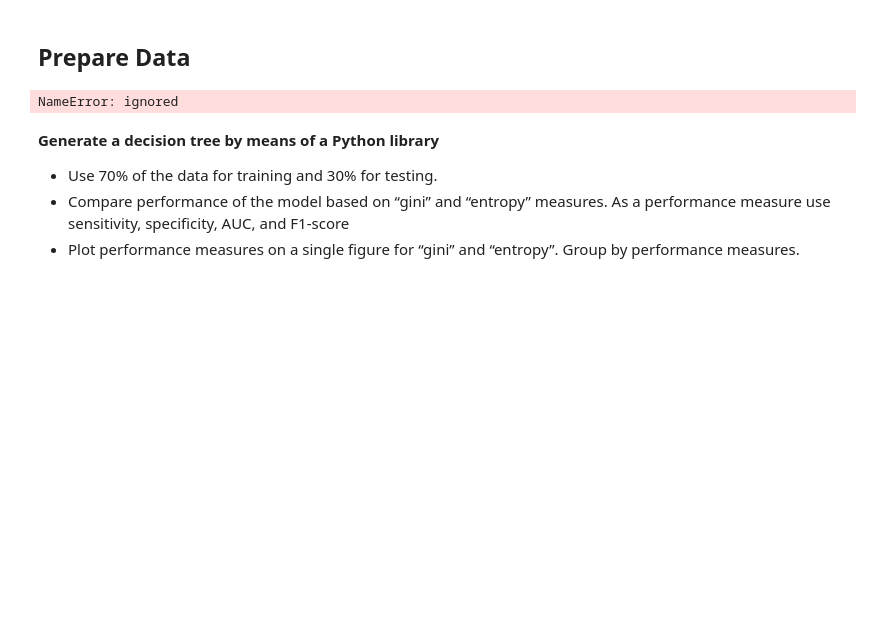
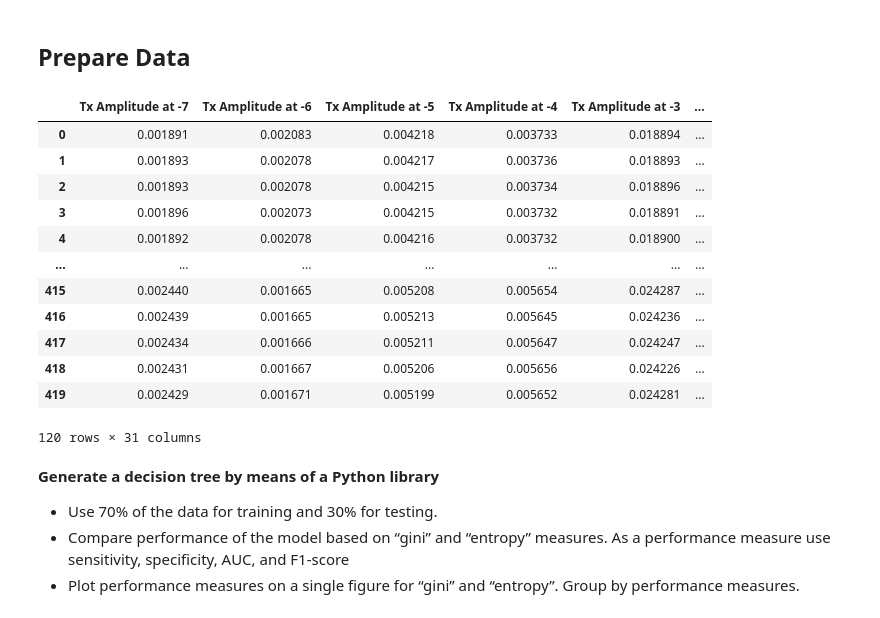
Before and after one commit to bjarreau/ML4MI, a Jupyter notebook: DT.ipynb, the cells around one changed output. Drawn from its saved outputs; the diff is of its cells as text; code cells hidden in the pictures; blank space fills up the shorter version.

```diff
--- a/DT.ipynb
+++ b/DT.ipynb
@@ -23,15 +23,40 @@ from sklearn import metrics
 # PART I
 # %% [markdown]
 ## Prepare Data
-# %%
-data = pd.read_csv("./Acoustic_Probing.csv")
-data = data.drop(["Trial"], axis=1)
-display(data)
-
-samples = data.drop(["Label", "Trial", ""], axis=1)
-labels = data.Label
-# %% [output]
-NameError: ignored
+# %%
+data = pd.read_csv("./Acoustic_Probing.csv")
+data = data.drop(["ID", "Trial"], axis=1)
+
+#We want to work on a Binary classification, so this should be updated 2 drop the shifted cases
+# and group to either No Hole or Hole (filled or not doesn't matter)
+values = ["Hole", "Hole Filled", "No Hole"]
+data = data[data.Label.isin(values) == True]
+data = data.drop(list(data.filter(regex="^(Amplitude at)+?.+")), axis=1)
+data = data.drop(list(data.filter(regex="^(Phase at)+?.+")), axis=1)
+data["Label"] = data['Label'].replace({'Hole Filled':'Hole'})
+
+#DecisionTreeClassifier works on numeric only, need to encode
+le = preprocessing.LabelEncoder()
+data["Label"] = le.fit_transform(data["Label"].values)
+
+display(data)
+
+samples = data.drop(["Label"], axis=1)
+labels = data.Label
+# %% [output]
+|  | Tx Amplitude at -7 | Tx Amplitude at -6 | Tx Amplitude at -5 | Tx Amplitude at -4 | Tx Amplitude at -3 | ... |
+| 0 | 0.001891 | 0.002083 | 0.004218 | 0.003733 | 0.018894 | ... |
+| 1 | 0.001893 | 0.002078 | 0.004217 | 0.003736 | 0.018893 | ... |
+| 2 | 0.001893 | 0.002078 | 0.004215 | 0.003734 | 0.018896 | ... |
+| 3 | 0.001896 | 0.002073 | 0.004215 | 0.003732 | 0.018891 | ... |
+| 4 | 0.001892 | 0.002078 | 0.004216 | 0.003732 | 0.018900 | ... |
+| ... | ... | ... | ... | ... | ... | ... |
+| 415 | 0.002440 | 0.001665 | 0.005208 | 0.005654 | 0.024287 | ... |
+| 416 | 0.002439 | 0.001665 | 0.005213 | 0.005645 | 0.024236 | ... |
+| 417 | 0.002434 | 0.001666 | 0.005211 | 0.005647 | 0.024247 | ... |
+| 418 | 0.002431 | 0.001667 | 0.005206 | 0.005656 | 0.024226 | ... |
+| 419 | 0.002429 | 0.001671 | 0.005199 | 0.005652 | 0.024281 | ... |
+120 rows × 31 columns
 # %% [markdown]
 <b>Generate a decision tree by means of a Python library</b>
 - Use 70% of the data for training and 30% for testing.
```
Also changed, not shown: parts of 2 cells of this notebook.
